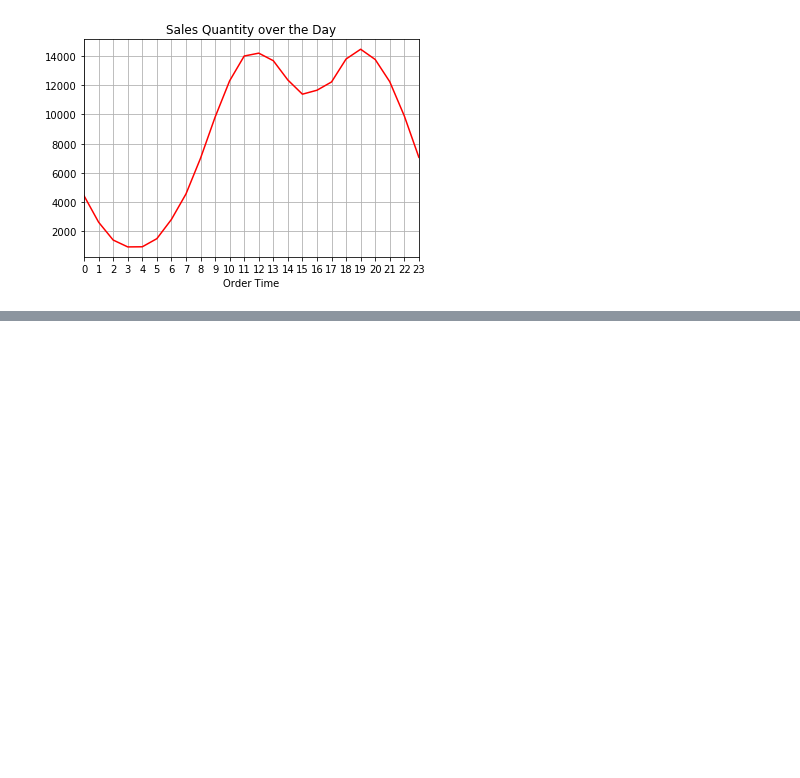
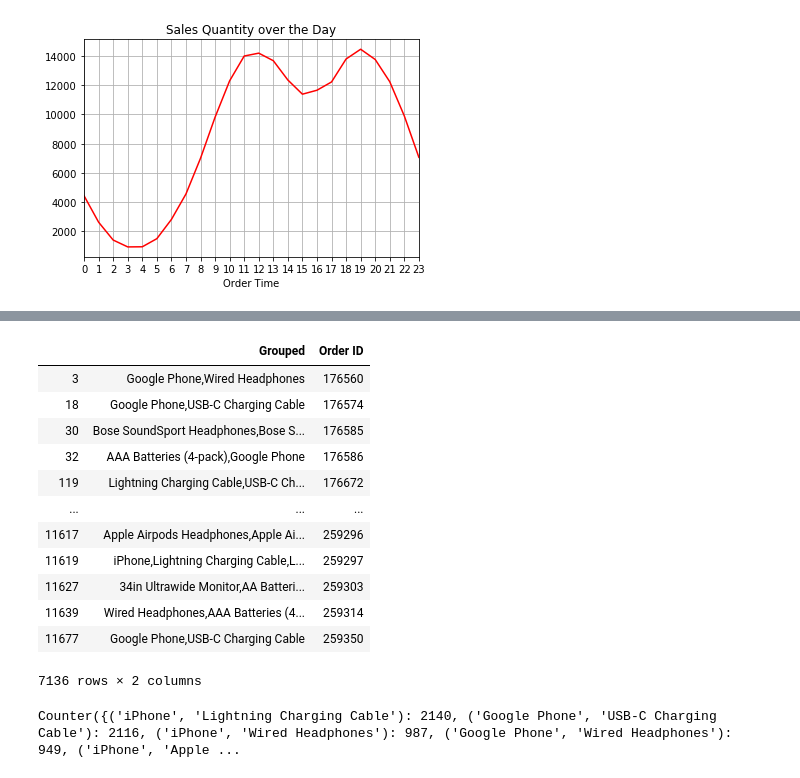
Before and after one commit to bipinyadu89/Pandas-Data-Science-Tasks, a Jupyter notebook: Sales Analysis.ipynb, the cells around one changed output, grey strips where cells are left out. Saved outputs shown, nothing was run; the diff lists cells and outputs as text; code cells hidden in the pictures; blank space fills up the shorter version.

```diff
--- a/Sales Analysis.ipynb
+++ b/Sales Analysis.ipynb
@@ -168,0 +180,2 @@ adtime['Quantity Ordered'].plot.bar(xticks=z,color='c',title='Sales Quantity ove
+# %%
+dup=all_data[all_data.duplicated(subset=['Order ID'],keep=False)]
@@ -168,0 +206,16 @@ adtime['Quantity Ordered'].plot.bar(xticks=z,color='c',title='Sales Quantity ove
+# %%
+dup[['Grouped','Order ID']].drop_duplicates()
+# %% [output]
+|  | Grouped | Order ID |
+| 3 | Google Phone,Wired Headphones | 176560 |
+| 18 | Google Phone,USB-C Charging Cable | 176574 |
+| 30 | Bose SoundSport Headphones,Bose S... | 176585 |
+| 32 | AAA Batteries (4-pack),Google Phone | 176586 |
+| 119 | Lightning Charging Cable,USB-C Ch... | 176672 |
+| ... | ... | ... |
+| 11617 | Apple Airpods Headphones,Apple Ai... | 259296 |
+| 11619 | iPhone,Lightning Charging Cable,L... | 259297 |
+| 11627 | 34in Ultrawide Monitor,AA Batteri... | 259303 |
+| 11639 | Wired Headphones,AAA Batteries (4... | 259314 |
+| 11677 | Google Phone,USB-C Charging Cable | 259350 |
+7136 rows × 2 columns
@@ -168,0 +225,10 @@ adtime['Quantity Ordered'].plot.bar(xticks=z,color='c',title='Sales Quantity ove
+# %%
+count=Counter()
+for items in dup['Grouped']:
+    items_list = items.split(',')
+    count.update(Counter(combinations(items_list,2)))
+
+
+print(count)
+# %% [output]
+Counter({('iPhone', 'Lightning Charging Cable'): 2140, ('Google Phone', 'USB-C Charging Cable'): 2116, ('iPhone', 'Wired Headphones'): 987, ('Google Phone', 'Wired Headphones'): 949, ('iPhone', 'Apple ...
```
Also changed, not shown: parts of 12 cells of this notebook, 6 other files.
